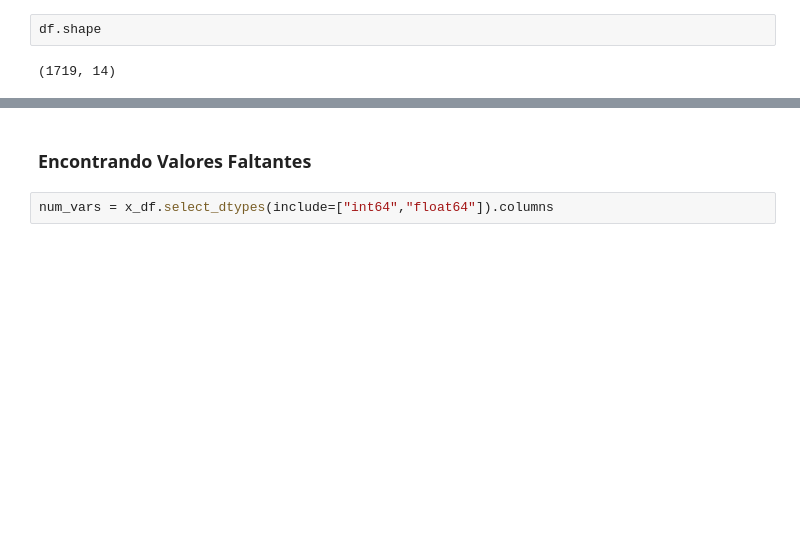
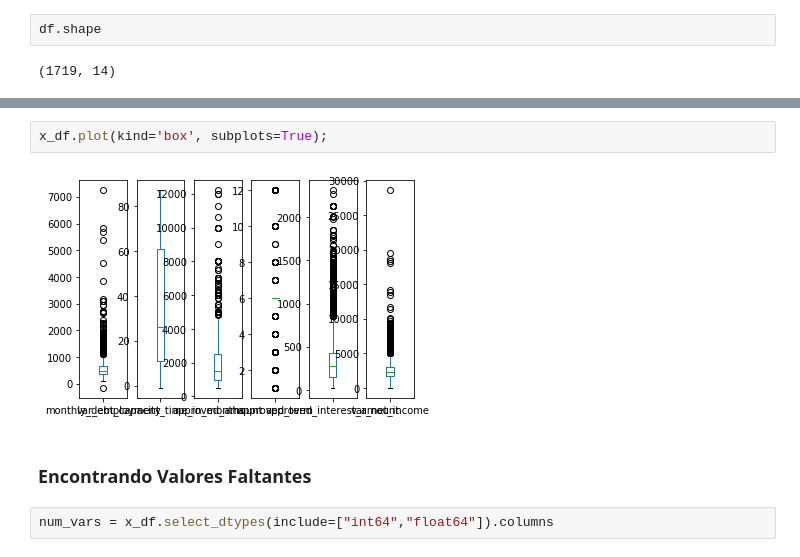
Before and after one commit to AbrahamG20/TPMachineLearning, a Jupyter notebook: TP_Machine_Learning.ipynb, the cells around one changed output, grey strips where cells are left out. Drawn from its saved outputs; the diff is of its cells as text; blank space fills up the shorter version.

```diff
--- a/TP_Machine_Learning.ipynb
+++ b/TP_Machine_Learning.ipynb
@@ -67,3 +75,7 @@ shape of y_df =  (1719,)
+# %%
+x_df.plot(kind='box', subplots=True);
+# %% [output]
+[figure, added]
 # %% [markdown]
 ### Encontrando Valores Faltantes
 # %%
```
Also changed, not shown: parts of 13 cells of this notebook.
